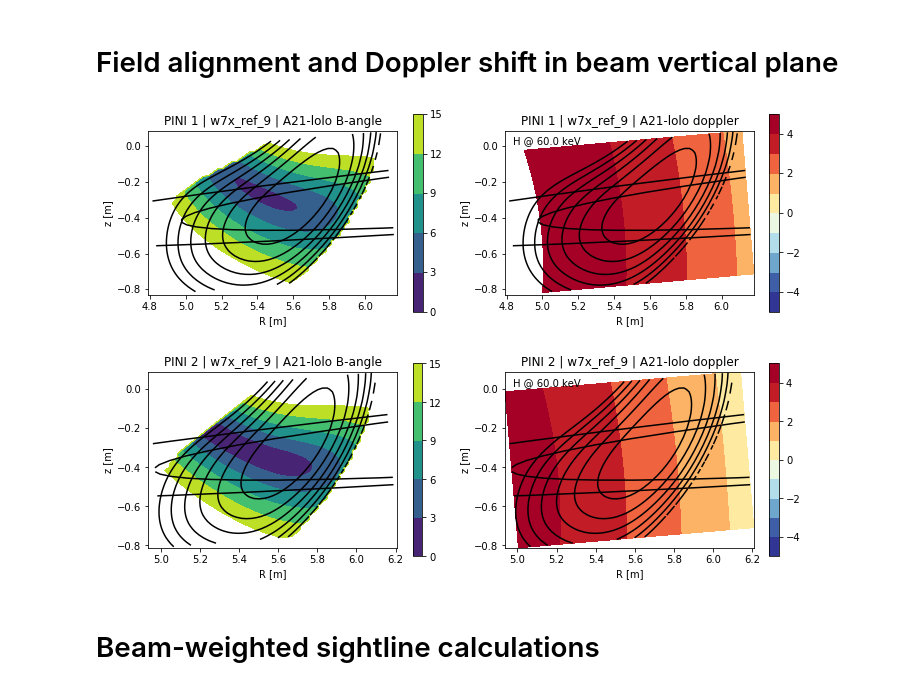
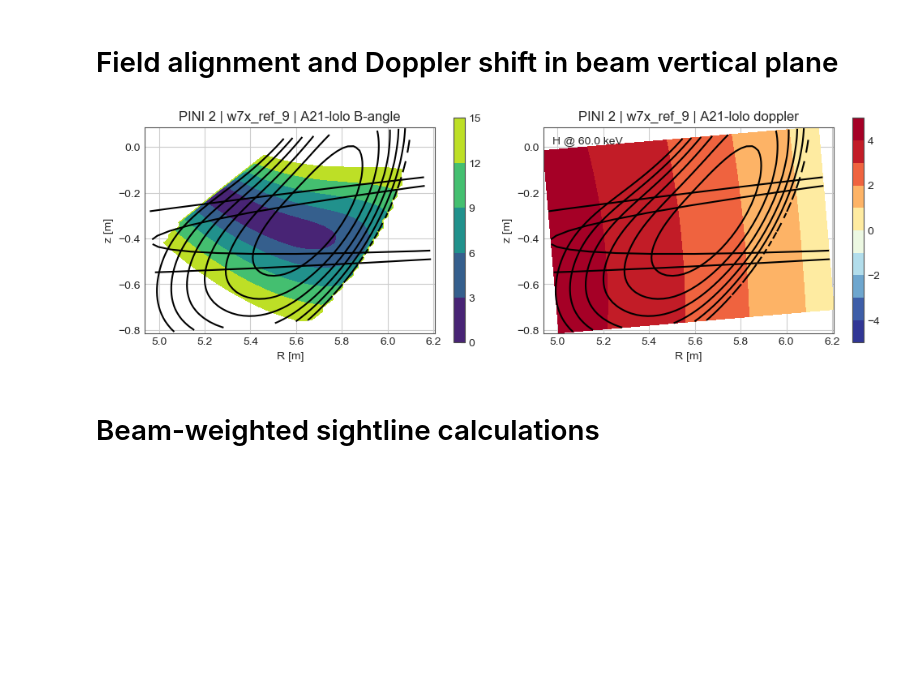
Before and after one commit to drsmith48/w7x-bes-design, a Jupyter notebook: bes-analysis.ipynb, the cells around one changed output. Cells and saved outputs as stored; diff of their text form; code cells hidden in the pictures; blank space fills up the shorter version.

```diff
--- a/bes-analysis.ipynb
+++ b/bes-analysis.ipynb
@@ -15,11 +21,9 @@ for ipini in [0,1]:
 # %% [markdown]
 # Field alignment and Doppler shift in beam vertical plane
-# %%
-for ipini in [0,1]:
-    pinis[ipini].plot_vertical_plane('A21-lolo')
-# %% [output]
-[figure, removed]
-[figure, removed]
+# %%
+pinis[1].plot_vertical_plane(port='A21-lolo', save=save_figures)
+# %% [output]
+[figure, added]
 # %% [markdown]
 # Beam-weighted sightline calculations
 # %%
```
Also changed, not shown: parts of 13 cells of this notebook, 9 other files.
